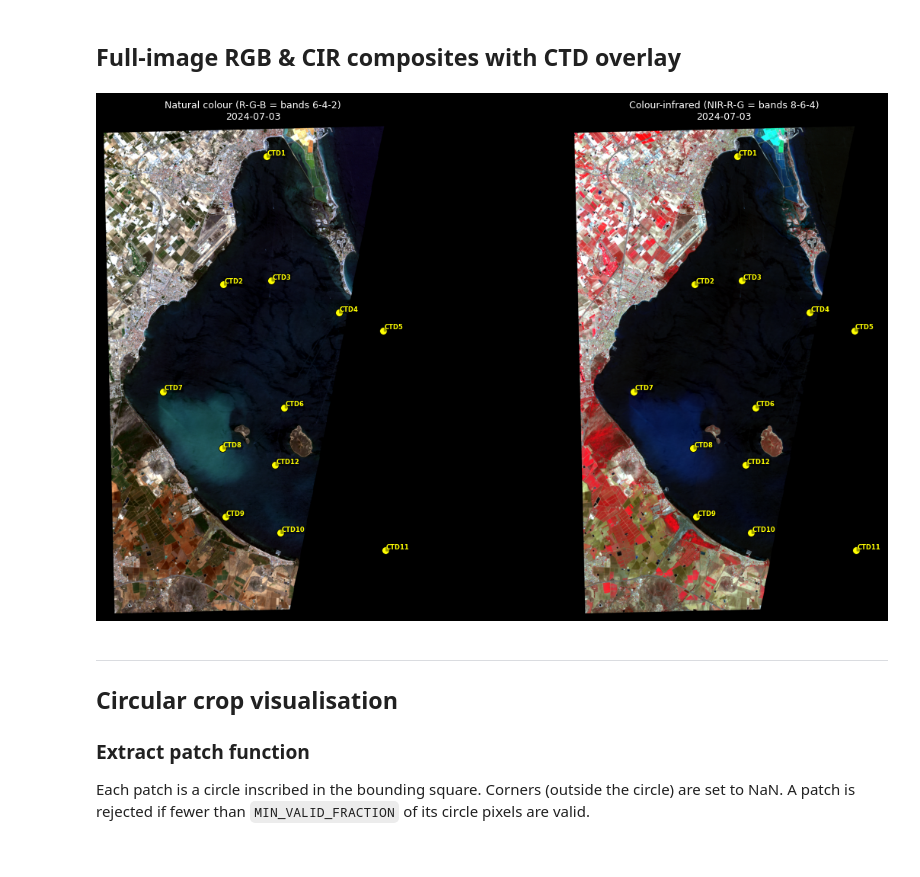
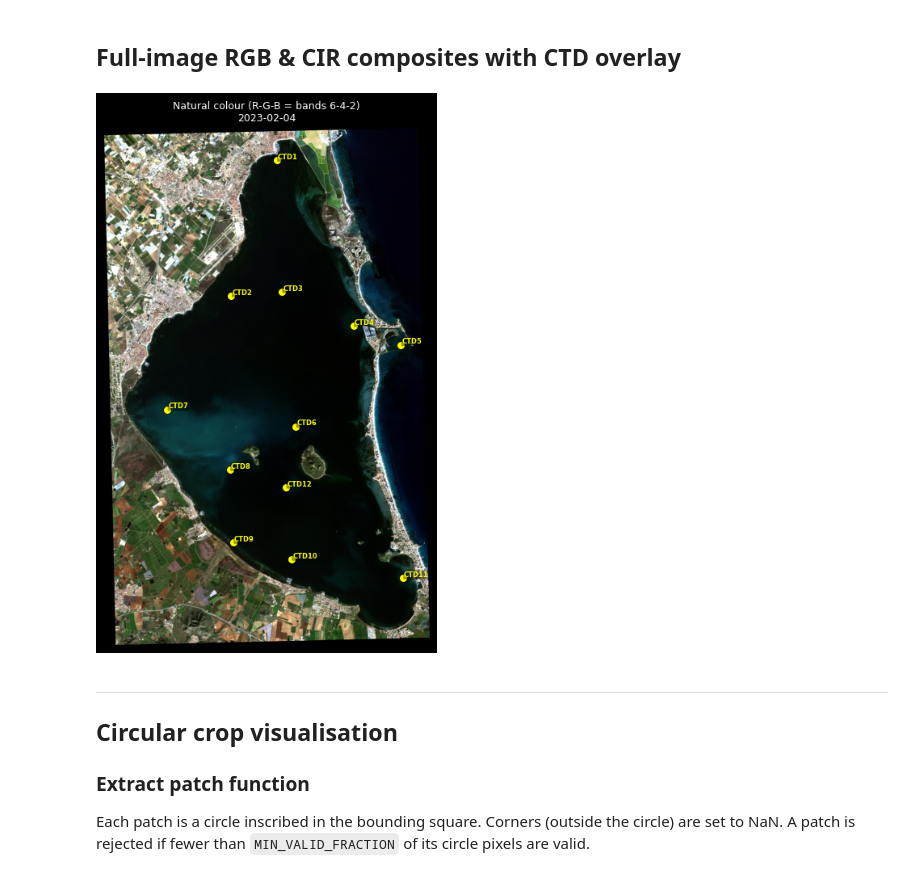
Before and after one commit to adricanovas/turbidity_satellite_estimation, a Jupyter notebook: code/03_satellite_imagery_processing.ipynb, the cells around one changed output. Saved outputs shown, nothing was run; the diff lists cells and outputs as text; code cells hidden in the pictures.

```diff
--- a/code/03_satellite_imagery_processing.ipynb
+++ b/code/03_satellite_imagery_processing.ipynb
@@ -108,7 +108,8 @@ for f in tif_files:
 
 print(f"Valid 8-band images: {len(valid_tifs)}")
 
-SAMPLE_TIF  = valid_tifs[-1]
+import random
+SAMPLE_TIF  = random.choice(valid_tifs)
 SAMPLE_DATE = re.search(r"(\d{4}-\d{2}-\d{2})", SAMPLE_TIF.name).group(1)
 print(f"Sample image: {SAMPLE_TIF.name}")
 # %% [output]
@@ -322,32 +330,28 @@ def ctd_pixel_coords(ctd_gdf, src):
 ## Full-image RGB & CIR composites with CTD overlay
 # %%
 with rasterio.open(SAMPLE_TIF) as src:
-    nd     = src.nodata
-    image  = src.read().astype("float32")
+    nd = src.nodata
+    image = src.read().astype("float32")
     image[image == nd] = np.nan
     coords = ctd_pixel_coords(ctd, src)
 
 rgb_img = make_composite(image, RGB_BANDS)
-cir_img = make_composite(image, CIR_BANDS)
 
-fig, axes = plt.subplots(1, 2, figsize=(14, 7))
+fig, ax = plt.subplots(1, 1, figsize=(7, 7))
 
-for ax, comp, title in zip(axes,
-                            [rgb_img, cir_img],
-                            ["Natural colour (R-G-B = bands 6-4-2)",
-                             "Colour-infrared (NIR-R-G = bands 8-6-4)"]):
-    ax.imshow(comp)
-    for name, cx_, ry_ in coords:
-        ax.scatter(cx_, ry_, s=50, c="yellow", edgecolors="black", lw=0.6, zorder=5)
-        ax.text(cx_ + 15, ry_ - 15, name, color="yellow", fontsize=6, fontweight="bold",
-                zorder=6, bbox=dict(boxstyle="round,pad=0.1", fc="black", alpha=0.4, lw=0))
-    ax.set_title(f"{title}\n{SAMPLE_DATE}", fontsize=9)
-    ax.axis("off")
+ax.imshow(rgb_img)
+for name, cx_, ry_ in coords:
+    ax.scatter(cx_, ry_, s=50, c="yellow", edgecolors="black", lw=0.6, zorder=5)
+    ax.text(cx_ + 15, ry_ - 15, name, color="yellow", fontsize=6, fontweight="bold",
+            zorder=6, bbox=dict(boxstyle="round,pad=0.1", fc="black", alpha=0.4, lw=0))
+
+ax.set_title(f"Natural colour (R-G-B = bands 6-4-2)\n{SAMPLE_DATE}", fontsize=9)
+ax.axis("off")
 
 plt.tight_layout()
 plt.show()
 # %% [output]
-[figure, old version]
+[figure, new version]
 # %% [markdown]
 ---
 ## Circular crop visualisation
```
Also changed, not shown: parts of 10 cells of this notebook, 8 other files.
